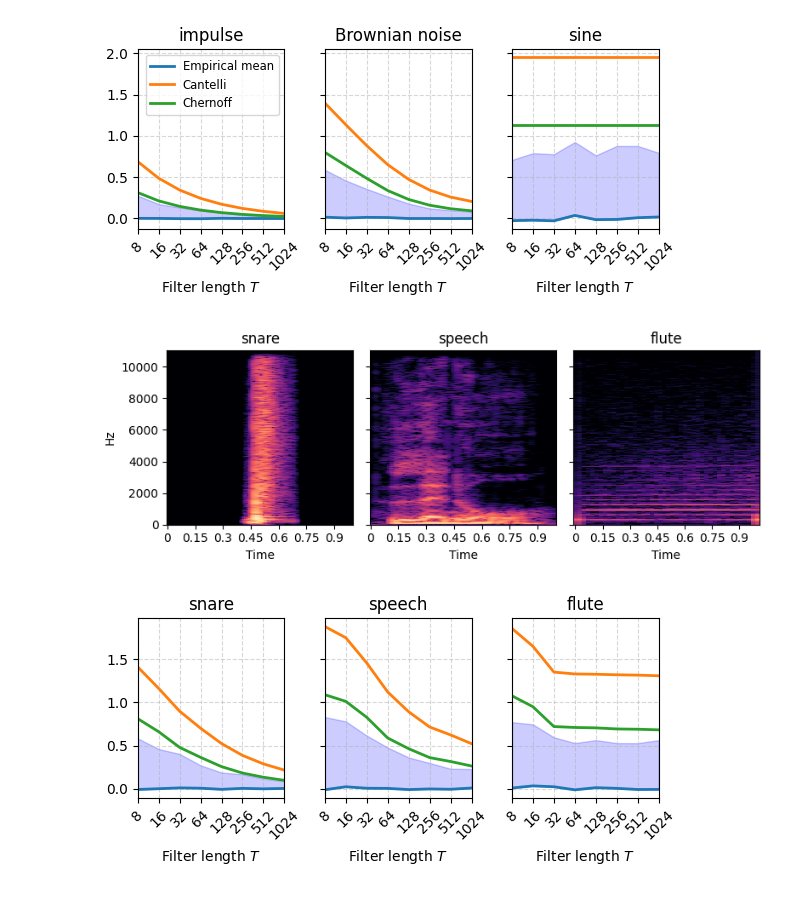
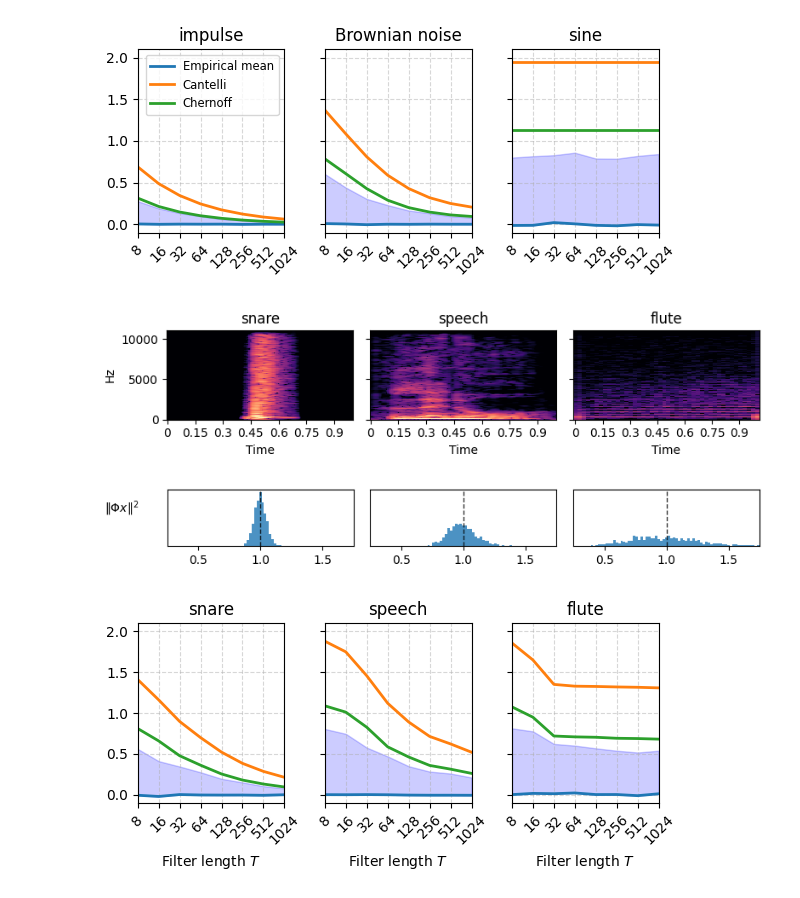
Before and after one commit to danedane-haider/Random-Filterbanks, a Jupyter notebook: Instabilities of Convnets for Raw Audio/energy_deviation_bounds.ipynb, the cells around one changed output. Saved outputs shown, nothing was run; the diff lists cells and outputs as text; code cells hidden in the pictures.

Commit message:
Added plot for energy histogram

```diff
--- a/Instabilities of Convnets for Raw Audio/energy_deviation_bounds.ipynb
+++ b/Instabilities of Convnets for Raw Audio/energy_deviation_bounds.ipynb
@@ -59,34 +59,35 @@ for x_id, x in enumerate(xs):
 
     #cheb = alpha_cheb(x, J, T_vals, p)
     cheb = fb.alpha_can(x, J, T_vals, p)
 
     cher = np.zeros(len(T_vals))
     for i,T in enumerate(T_vals):
         T = [T]
         out = fb.alpha_cher(x,J,T)
         cher[i] = out
 
     ax = axes[x_id]
     ax.plot(Y_mean, 'tab:blue', linewidth=2, label='Empirical mean')
     ax.fill_between(Ts, Y_mean, Y_quan, color='b', alpha=.2)
 
     ax.plot(cheb, 'tab:orange', linewidth=2, label='Cantelli')
     ax.plot(cher, 'tab:green', linewidth=2, label='Chernoff')
 
     ax.set_title(titles[x_id])
     ax.set_xticks(Ts, T_vals, rotation=45);
     ax.set_xlabel('Filter length $T$')
     if x_id == 0:
         ax.legend(loc='upper right',fontsize = "small")
 
     ax.set_xlim(min(Ts), max(Ts))
+    ax.set_ylim(-0.1, 2.1)
     ax.grid(linestyle='--', alpha=0.5)
 
 plt.tight_layout()
 
 plt.savefig('plots/energy_deviation_bounds_1.pdf', bbox_inches='tight')
 # %% [output]
-[figure, old version]
+[figure, new version]
 # %%
 # real world examples
 
@@ -118,7 +119,7 @@ Audio(data=drums, rate=22050)
 # %%
 hop_lengths = [128, 128, 512]
 titles = ['snare', 'speech', 'flute']
-fig, ax = plt.subplots(nrows=1, ncols=3, figsize=(8, 3))
+fig, ax = plt.subplots(nrows=1, ncols=3, figsize=(8, 2))
 
 for x_id, x in enumerate(xs_real):
     D = librosa.amplitude_to_db(np.abs(librosa.stft(x, hop_length=hop_lengths[x_id])), ref=np.max)
@@ -130,4 +131,4 @@ plt.tight_layout()
 
 plt.savefig('plots/spectrograms.pdf', bbox_inches='tight')
 # %% [output]
-[figure, old version]
+[figure, new version]
@@ -134,3 +143,21 @@ plt.savefig('plots/spectrograms.pdf', bbox_inches='tight')
+# %%
+titles = ['snare', 'speech', 'flute']
+fig, axes = plt.subplots(nrows=1, ncols=3, figsize=(8, 1.2), sharey='row')
+
+for x_id, x in enumerate(xs_real):
+    ax = axes[x_id]
+    ax.hist(Y[x_id,:], range=[0.25,1.75], bins=75, density=True, alpha=0.8)
+    ax.axvline(1, color = 'black', label = 'axvline - full height', alpha=0.8, linewidth=1, linestyle='--')
+    ax.set_yticks([])
+    ax.set_xlim(0.25, 1.75)
+
+    axes[0].set_ylabel('$\Vert \Phi x \Vert^2$', rotation='horizontal', labelpad=35)
+
+plt.tight_layout()
+
+plt.savefig('plots/energy.pdf', bbox_inches='tight')
+# %% [output]
+[figure, added]
 # %%
 plt.rcParams['text.usetex'] = False
 
@@ -180,10 +207,11 @@ for x_id, x in enumerate(xs_real):
         #ax.legend(loc='upper right',fontsize = "small")
 
     ax.set_xlim(min(Ts), max(Ts))
+    ax.set_ylim(-0.1, 2.1)
     ax.grid(linestyle='--', alpha=0.5)
 
 plt.tight_layout()
 
 plt.savefig('plots/energy_deviation_bounds_2.pdf', bbox_inches='tight')
 # %% [output]
-[figure, old version]
+[figure, new version]
```
Also changed, not shown: parts of 1 cell of this notebook, 3 other files.
